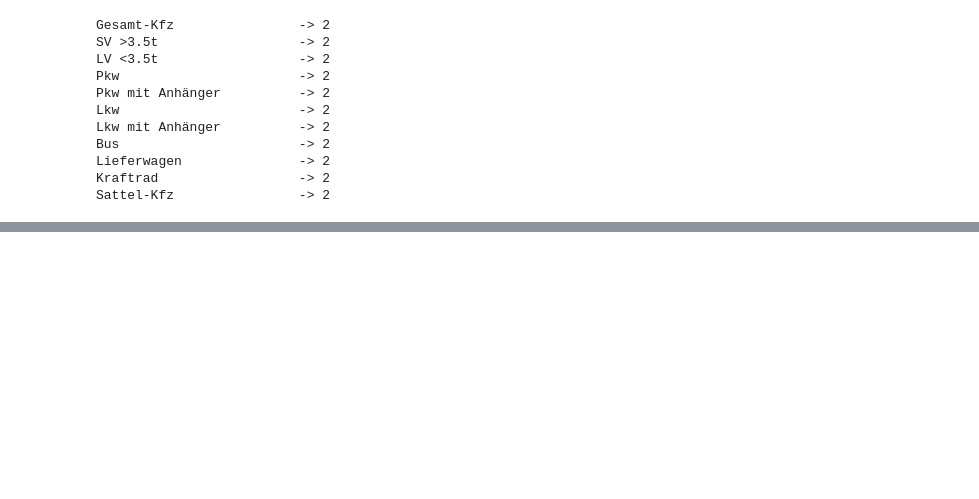
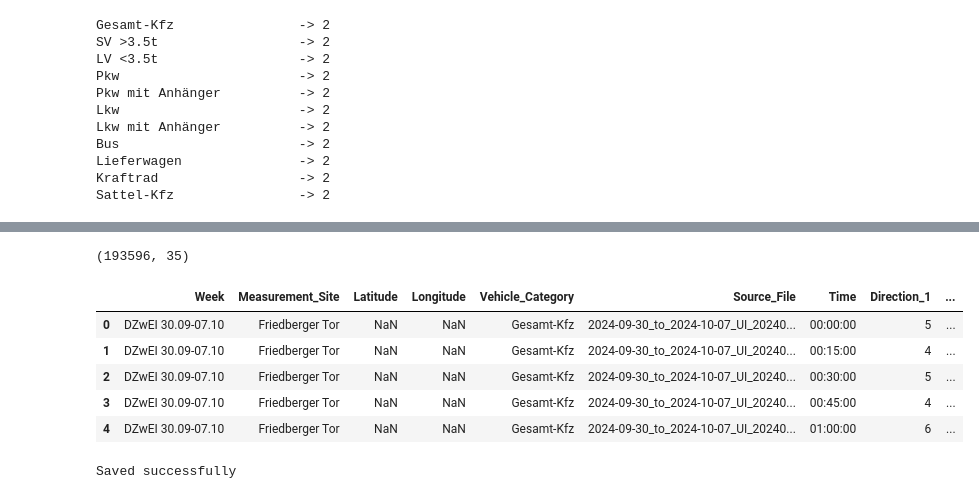
Before and after one commit to Vikhyathsai11/Task1_PRS_project, a Jupyter notebook: notebooks/02_ETL_Pipeline.ipynb, the cells around one changed output, grey strips where cells are left out. Saved outputs shown, nothing was run; the diff lists cells and outputs as text; code cells hidden in the pictures; blank space fills up the shorter version.

```diff
--- a/notebooks/02_ETL_Pipeline.ipynb
+++ b/notebooks/02_ETL_Pipeline.ipynb
@@ -206,0 +197,70 @@ print(df.columns.tolist())
+# %%
+master_df = pd.concat(
+    master,
+    ignore_index=True
+)
+
+master_df.shape
+# %% [output]
+(193596, 35)
+# %%
+meta_cols = [
+
+    "Week",
+    "Measurement_Site",
+    "Latitude",
+    "Longitude",
+    "Vehicle_Category",
+    "Source_File",
+    "Time"
+]
+
+other_cols = [
+
+    c for c in master_df.columns
+    if c not in meta_cols
+]
+
+master_df = master_df[
+    meta_cols + other_cols
+]
+# %%
+direction_cols = [
+
+    c for c in master_df.columns
+
+    if c.startswith("Direction_")
+]
+# %%
+master_df["Total_Traffic"] = (
+
+    master_df[direction_cols]
+
+    .apply(
+        pd.to_numeric,
+        errors="coerce"
+    )
+
+    .sum(axis=1)
+)
+# %%
+master_df.head()
+# %% [output]
+|  | Week | Measurement_Site | Latitude | Longitude | Vehicle_Category | Source_File | Time | Direction_1 | ... |
+| 0 | DZwEI 30.09-07.10 | Friedberger Tor | NaN | NaN | Gesamt-Kfz | 2024-09-30_to_2024-10-07_UI_20240... | 00:00:00 | 5 | ... |
+| 1 | DZwEI 30.09-07.10 | Friedberger Tor | NaN | NaN | Gesamt-Kfz | 2024-09-30_to_2024-10-07_UI_20240... | 00:15:00 | 4 | ... |
+| 2 | DZwEI 30.09-07.10 | Friedberger Tor | NaN | NaN | Gesamt-Kfz | 2024-09-30_to_2024-10-07_UI_20240... | 00:30:00 | 5 | ... |
+| 3 | DZwEI 30.09-07.10 | Friedberger Tor | NaN | NaN | Gesamt-Kfz | 2024-09-30_to_2024-10-07_UI_20240... | 00:45:00 | 4 | ... |
+| 4 | DZwEI 30.09-07.10 | Friedberger Tor | NaN | NaN | Gesamt-Kfz | 2024-09-30_to_2024-10-07_UI_20240... | 01:00:00 | 6 | ... |
+# %%
+
+master_df.to_csv(
+    OUTPUT_DIR / "master_dataset.csv",
+    index=False
+)
+
+
+
+print("Saved successfully")
+# %% [output]
+Saved successfully
```
Also changed, not shown: parts of 15 cells of this notebook, 4 other files.
